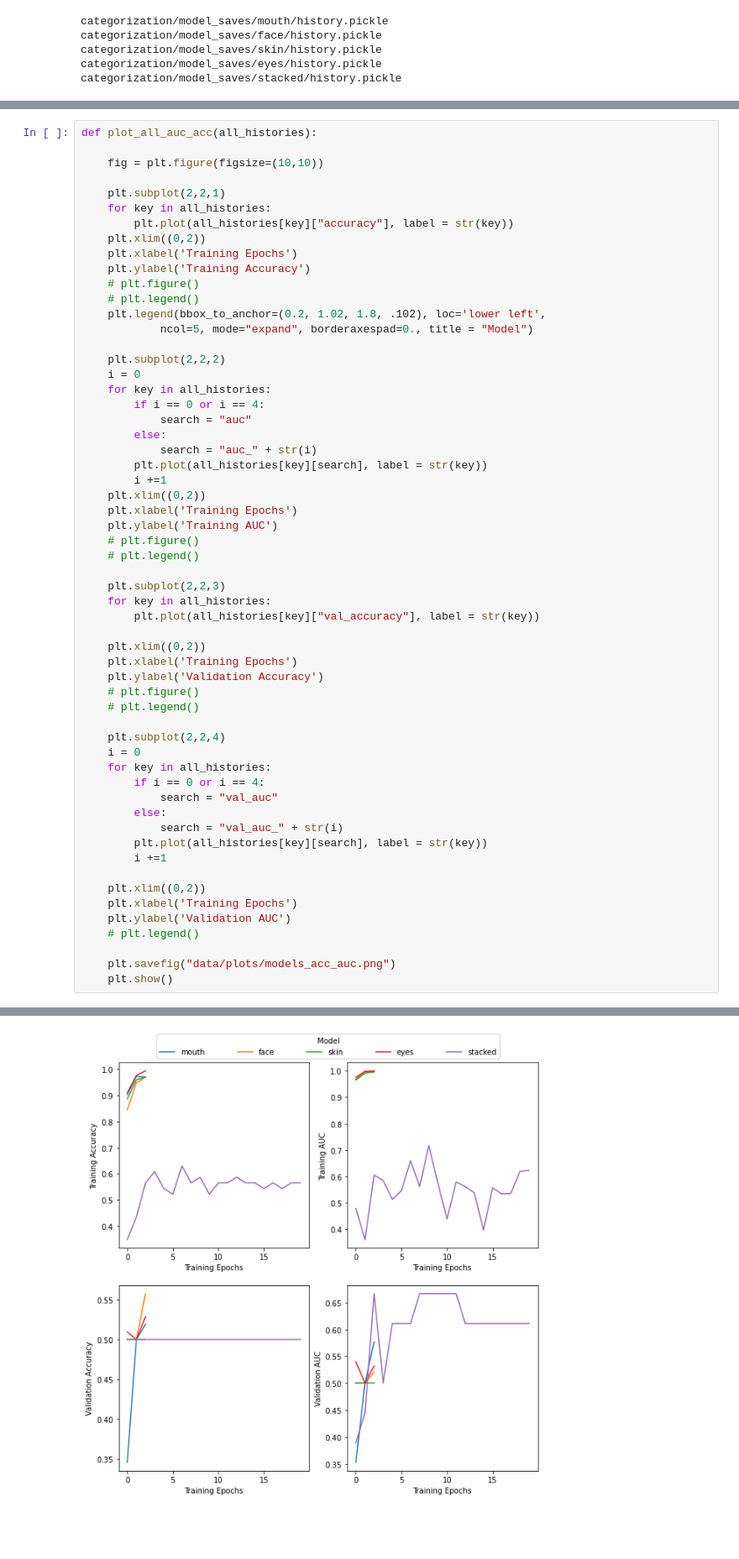
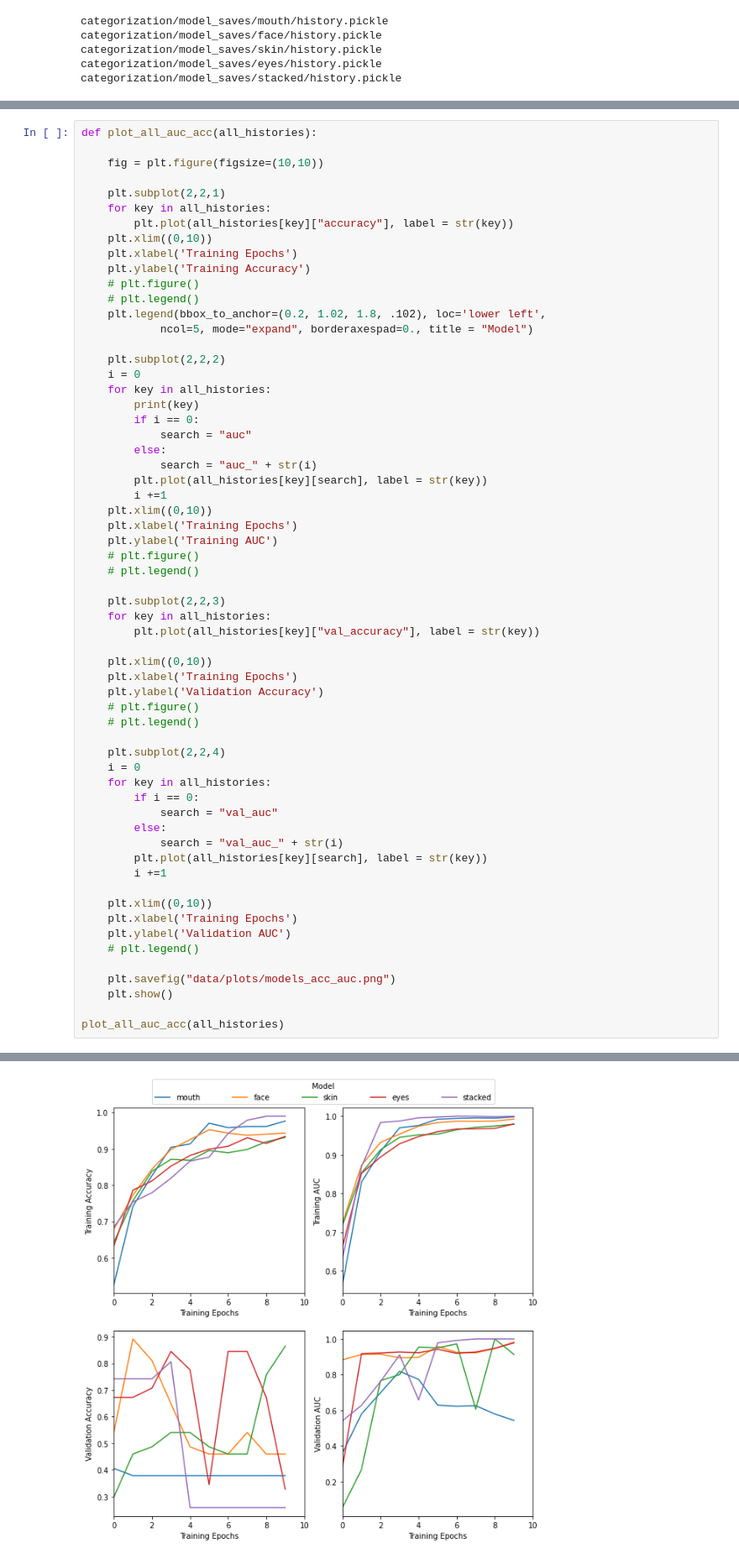
Before and after one commit to vandrw/ICU_Augment_and_Detect, a Jupyter notebook: categorization/make_plots.ipynb, the cells around one changed output, grey strips where cells are left out. Shown at 84% size. Drawn from its saved outputs; the diff is of its cells as text; blank space fills up the shorter version.

```diff
--- a/categorization/make_plots.ipynb
+++ b/categorization/make_plots.ipynb
@@ -49,7 +48,7 @@ def plot_all_auc_acc(all_histories):
     plt.subplot(2,2,1)
     for key in all_histories:
         plt.plot(all_histories[key]["accuracy"], label = str(key))
-    plt.xlim((0,2))
+    plt.xlim((0,10))
     plt.xlabel('Training Epochs')
     plt.ylabel('Training Accuracy')
     # plt.figure()
@@ -60,13 +59,14 @@ def plot_all_auc_acc(all_histories):
     plt.subplot(2,2,2)
     i = 0
     for key in all_histories:
-        if i == 0 or i == 4:
+        print(key)
+        if i == 0:
             search = "auc"
         else:
             search = "auc_" + str(i)
         plt.plot(all_histories[key][search], label = str(key))
         i +=1
-    plt.xlim((0,2))
+    plt.xlim((0,10))
     plt.xlabel('Training Epochs')
     plt.ylabel('Training AUC')
     # plt.figure()
@@ -76,7 +76,7 @@ def plot_all_auc_acc(all_histories):
     for key in all_histories:
         plt.plot(all_histories[key]["val_accuracy"], label = str(key))
 
-    plt.xlim((0,2))
+    plt.xlim((0,10))
     plt.xlabel('Training Epochs')
     plt.ylabel('Validation Accuracy')
     # plt.figure()
@@ -85,18 +85,20 @@ def plot_all_auc_acc(all_histories):
     plt.subplot(2,2,4)
     i = 0
     for key in all_histories:
-        if i == 0 or i == 4:
+        if i == 0:
             search = "val_auc"
         else:
             search = "val_auc_" + str(i)
         plt.plot(all_histories[key][search], label = str(key))
         i +=1
 
-    plt.xlim((0,2))
+    plt.xlim((0,10))
     plt.xlabel('Training Epochs')
     plt.ylabel('Validation AUC')
     # plt.legend()
 
     plt.savefig("data/plots/models_acc_auc.png")
     plt.show()
+
+plot_all_auc_acc(all_histories)
 # %% [output]
@@ -103,4 +110,4 @@ def plot_all_auc_acc(all_histories):
-[figure, old version]
+[figure, new version]
 # %%
 def print_raw(all_histories):
     with open("data/exact_values.csv", "w") as data_file:
```
Also changed, not shown: parts of 5 cells of this notebook, 3 other files.
